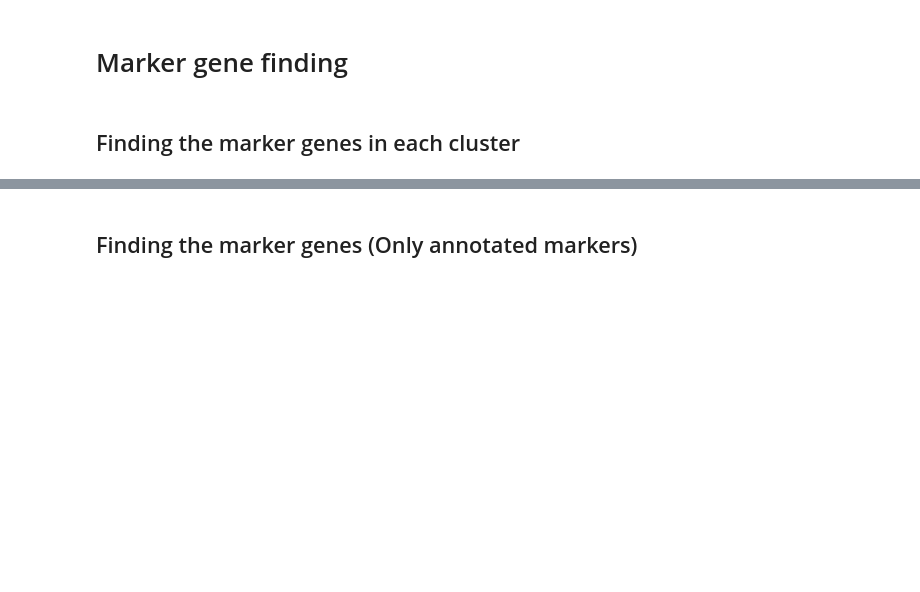
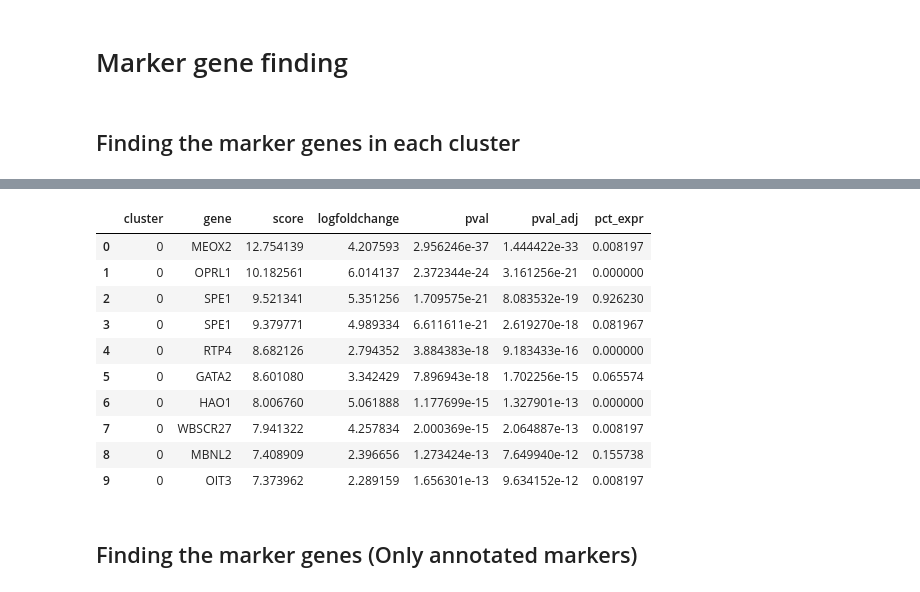
Before and after one commit to ateferos77/Butryllus_Brain_scRNAseq, a Jupyter notebook: Botryllus_dataset2_Base.ipynb, the cells around one changed output, grey strips where cells are left out. Cells and saved outputs as stored; diff of their text form; code cells hidden in the pictures; blank space fills up the shorter version.

Commit message:
annotated genes full expression data

```diff
--- a/Botryllus_dataset2_Base.ipynb
+++ b/Botryllus_dataset2_Base.ipynb
@@ -503,8 +491,8 @@ def extract_suffix(s):
 # Just comment out the ones you don't want
 
 cluster_keys = [
-    # 'leiden_res0.5_nn25_pcs5_cosine',
-    'leiden_res0.5_nn25_pcs5_euclidean',
+    # 'leiden_res0.5_nn25_pcs7_cosine',
+    'leiden_res0.5_nn25_pcs7_euclidean',
     # 'dbscan_eps0.8_min5_nn25_pcs5_cosine',
     # 'dbscan_eps0.5_min5_nn25_pcs5_euclidean'
 ]
@@ -616,3 +620,24 @@ full_marker_df.head(10)
+# %%
+# just clean the gene column in full_marker_df a way that split it by _ and choose the second parts of the gene name
+full_marker_df['gene'] = full_marker_df['gene'].apply(lambda x: x.split('_')[1] if '_' in x else x)
+# remove the rows that have gene names starting with "g12344"
+full_marker_df = full_marker_df[~full_marker_df['gene'].str.startswith('g')]
+# remove the first column
+full_marker_df.reset_index(drop=True, inplace=True)
+
+full_marker_df.head(10)
+# %% [output]
+|  | cluster | gene | score | logfoldchange | pval | pval_adj | pct_expr |
+| 0 | 0 | MEOX2 | 12.754139 | 4.207593 | 2.956246e-37 | 1.444422e-33 | 0.008197 |
+| 1 | 0 | OPRL1 | 10.182561 | 6.014137 | 2.372344e-24 | 3.161256e-21 | 0.000000 |
+| 2 | 0 | SPE1 | 9.521341 | 5.351256 | 1.709575e-21 | 8.083532e-19 | 0.926230 |
+| 3 | 0 | SPE1 | 9.379771 | 4.989334 | 6.611611e-21 | 2.619270e-18 | 0.081967 |
+| 4 | 0 | RTP4 | 8.682126 | 2.794352 | 3.884383e-18 | 9.183433e-16 | 0.000000 |
+| 5 | 0 | GATA2 | 8.601080 | 3.342429 | 7.896943e-18 | 1.702256e-15 | 0.065574 |
+| 6 | 0 | HAO1 | 8.006760 | 5.061888 | 1.177699e-15 | 1.327901e-13 | 0.000000 |
+| 7 | 0 | WBSCR27 | 7.941322 | 4.257834 | 2.000369e-15 | 2.064887e-13 | 0.008197 |
+| 8 | 0 | MBNL2 | 7.408909 | 2.396656 | 1.273424e-13 | 7.649940e-12 | 0.155738 |
+| 9 | 0 | OIT3 | 7.373962 | 2.289159 | 1.656301e-13 | 9.634152e-12 | 0.008197 |
 # %% [markdown]
 ## Finding the marker genes (Only annotated markers)
 # %%
```
Also changed, not shown: parts of 7 cells of this notebook.
